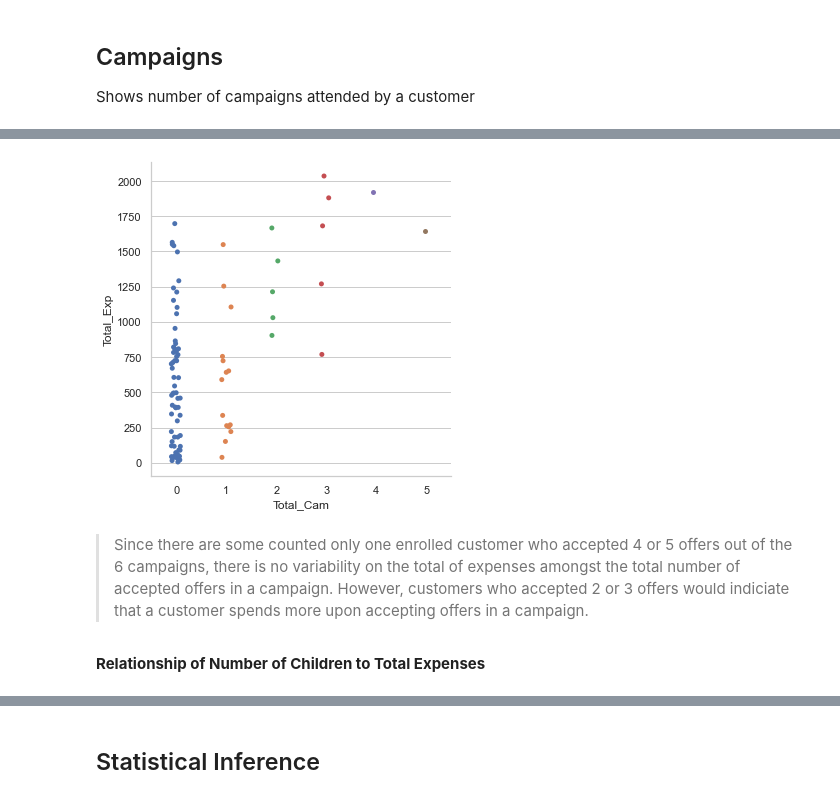
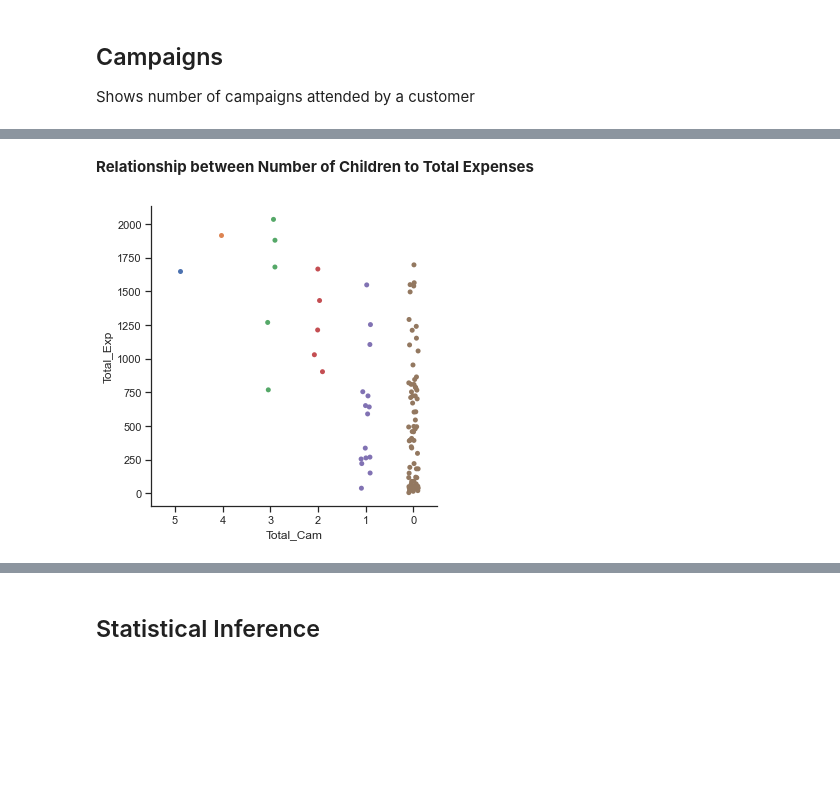
Before and after one commit to Margaret-Inguillo/CSMODEL, a Jupyter notebook: Sales1.ipynb, the cells around one changed output, grey strips where cells are left out. Drawn from its saved outputs; the diff is of its cells as text; code cells hidden in the pictures; blank space fills up the shorter version.

```diff
--- a/Sales1.ipynb
+++ b/Sales1.ipynb
@@ -288,8 +251,7 @@ edu_plot = sample_stats_df.boxplot(by ='Total_Cam', column =['Total_Exp'], grid
-# %%
-edu_plot = sns.catplot(x="Total_Cam", y="Total_Exp", order=[0, 1, 2, 3, 4, 5], data=sample_stats_df)
-# %% [output]
-[figure, removed]
-# %% [markdown]
-> Since there are some counted only one enrolled customer who accepted 4 or 5 offers out of the 6 campaigns, there is no variability on the total of expenses amongst the total number of accepted offers in a campaign. However, customers who accepted 2 or 3 offers would indiciate that a customer spends more upon accepting offers in a campaign.
 # %% [markdown]
-**Relationship of Number of Children to Total Expenses**
+**Relationship between Number of Children to Total Expenses**
+# %%
+sample_stats_df[["Total_Cam", "Total_Exp"]]
+edu_plot = sns.catplot(x="Total_Cam", y="Total_Exp", order=[5,4,3,2,1,0], data=sample_stats_df)
+# %% [output]
+[figure, new version]
```
Also changed, not shown: parts of 36 cells of this notebook.
